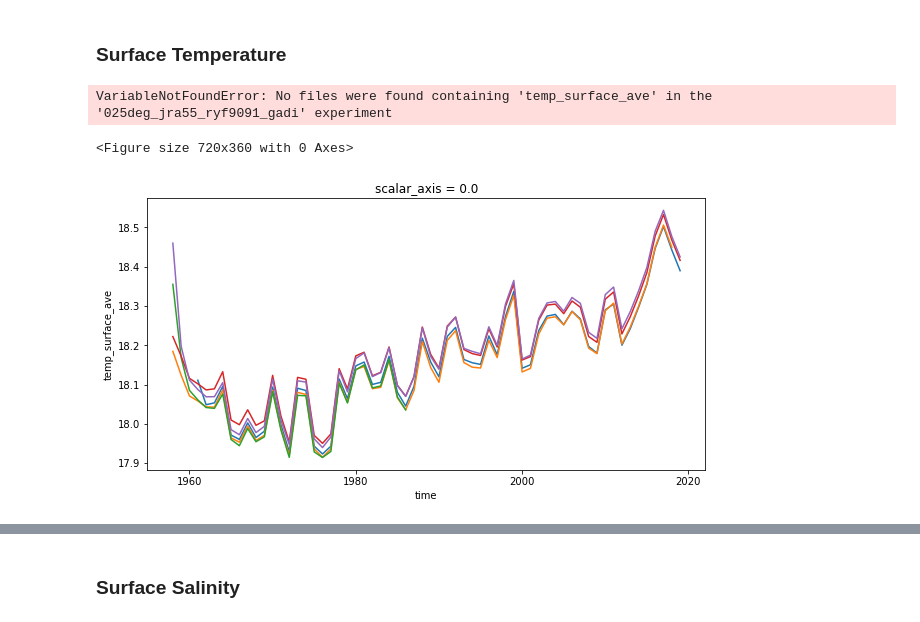
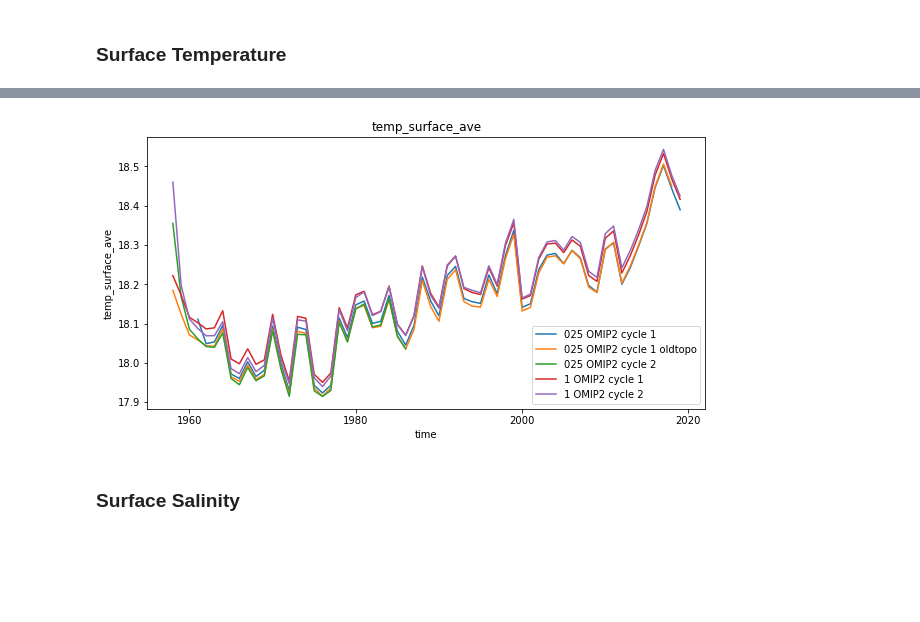
Before and after one commit to rmholmes/cosima-scripts, a Jupyter notebook: omip/OMIP2_025deg_InitialAnalysis.ipynb, the cells around one changed output, grey strips where cells are left out. Saved outputs shown, nothing was run; the diff lists cells and outputs as text; code cells hidden in the pictures; blank space fills up the shorter version.

```diff
--- a/omip/OMIP2_025deg_InitialAnalysis.ipynb
+++ b/omip/OMIP2_025deg_InitialAnalysis.ipynb
@@ -61,9 +61,9 @@ print(' Setting end_time to',end_time)
 # %% [markdown]
 ## Scalar diagnostics
 # %%
-def plot_timeseries(variable,end_time,ncfile=None):
+def plot_timeseries(variable,end_time,keys=exptdict.keys(),ncfile=None):
     plt.figure(figsize=(10,5))
-    for ekey in exptdict.keys():
+    for ekey in keys:
         expt = exptdict[ekey]['expt']
         var = cc.querying.getvar(expt,variable,session,end_time=end_time,ncfile=ncfile)
         var.resample(time='Y').mean().plot(label=ekey)
@@ -90,13 +90,8 @@ Wall time: 9.89 s
 [figure]
 # %% [markdown]
 ### Surface Temperature
-# %%
-%%time
-try:
-    plot_timeseries('temp_surface_ave',end_time,ncfile='ocean_scalar.nc')
-except:
-    plot_timeseries('temp_surface_ave',end_time,ncfile='ocean_scalar_snapshot.nc')
-# %% [output]
-VariableNotFoundError: No files were found containing 'temp_surface_ave' in the '025deg_jra55_ryf9091_gadi' experiment
-<Figure size 720x360 with 0 Axes>
-[figure, removed]
+# %%
+%%time
+keys = ['025 OMIP2 cycle 1','025 OMIP2 cycle 1 oldtopo','025 OMIP2 cycle 2','1 OMIP2 cycle 1','1 OMIP2 cycle 2']
+plot_timeseries('temp_surface_ave',end_time,keys,ncfile='ocean_scalar_snapshot.nc')
+# %% [output]
@@ -103,3 +100,4 @@ VariableNotFoundError: No files were found containing 'temp_surface_ave' in the
+[figure, added]
 # %% [markdown]
 ### Surface Salinity
 # %%
```
Also changed, not shown: parts of 7 cells of this notebook.
